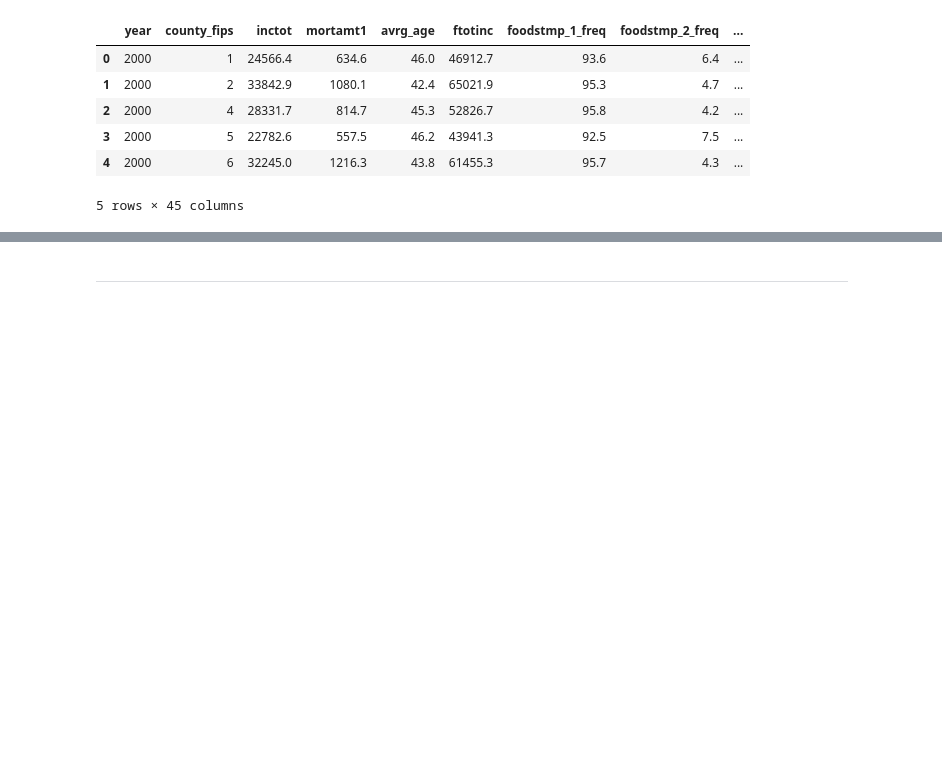
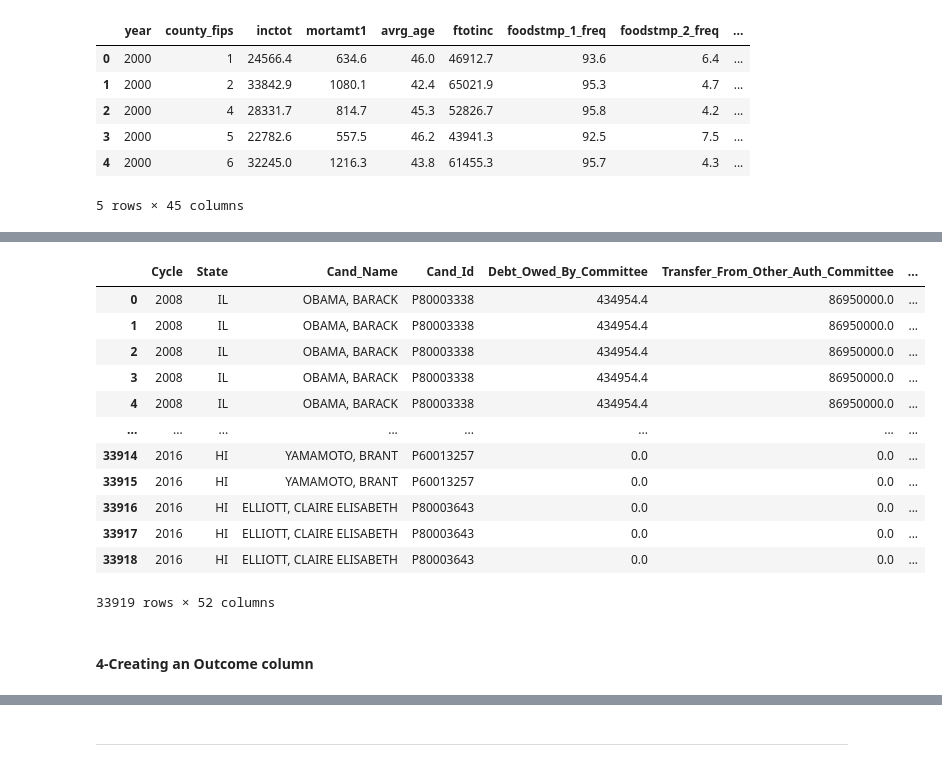
Before and after one commit to okalis05/Project4, a Jupyter notebook: Project4.ipynb, the cells around one changed output, grey strips where cells are left out. Cells and saved outputs as stored; diff of their text form; code cells hidden in the pictures; blank space fills up the shorter version.

```diff
--- a/Project4.ipynb
+++ b/Project4.ipynb
@@ -266,0 +319,18 @@ elections_df.head()
+# %%
+campaign_df.drop_duplicates()
+# %% [output]
+|  | Cycle | State | Cand_Name | Cand_Id | Debt_Owed_By_Committee | Transfer_From_Other_Auth_Committee | ... |
+| 0 | 2008 | IL | OBAMA, BARACK | P80003338 | 434954.4 | 86950000.0 | ... |
+| 1 | 2008 | IL | OBAMA, BARACK | P80003338 | 434954.4 | 86950000.0 | ... |
+| 2 | 2008 | IL | OBAMA, BARACK | P80003338 | 434954.4 | 86950000.0 | ... |
+| 3 | 2008 | IL | OBAMA, BARACK | P80003338 | 434954.4 | 86950000.0 | ... |
+| 4 | 2008 | IL | OBAMA, BARACK | P80003338 | 434954.4 | 86950000.0 | ... |
+| ... | ... | ... | ... | ... | ... | ... | ... |
+| 33914 | 2016 | HI | YAMAMOTO, BRANT | P60013257 | 0.0 | 0.0 | ... |
+| 33915 | 2016 | HI | YAMAMOTO, BRANT | P60013257 | 0.0 | 0.0 | ... |
+| 33916 | 2016 | HI | ELLIOTT, CLAIRE ELISABETH | P80003643 | 0.0 | 0.0 | ... |
+| 33917 | 2016 | HI | ELLIOTT, CLAIRE ELISABETH | P80003643 | 0.0 | 0.0 | ... |
+| 33918 | 2016 | HI | ELLIOTT, CLAIRE ELISABETH | P80003643 | 0.0 | 0.0 | ... |
+33919 rows × 52 columns
+# %% [markdown]
+#### 4-Creating an Outcome column
```
Also changed, not shown: parts of 70 cells of this notebook, 17 other files.
